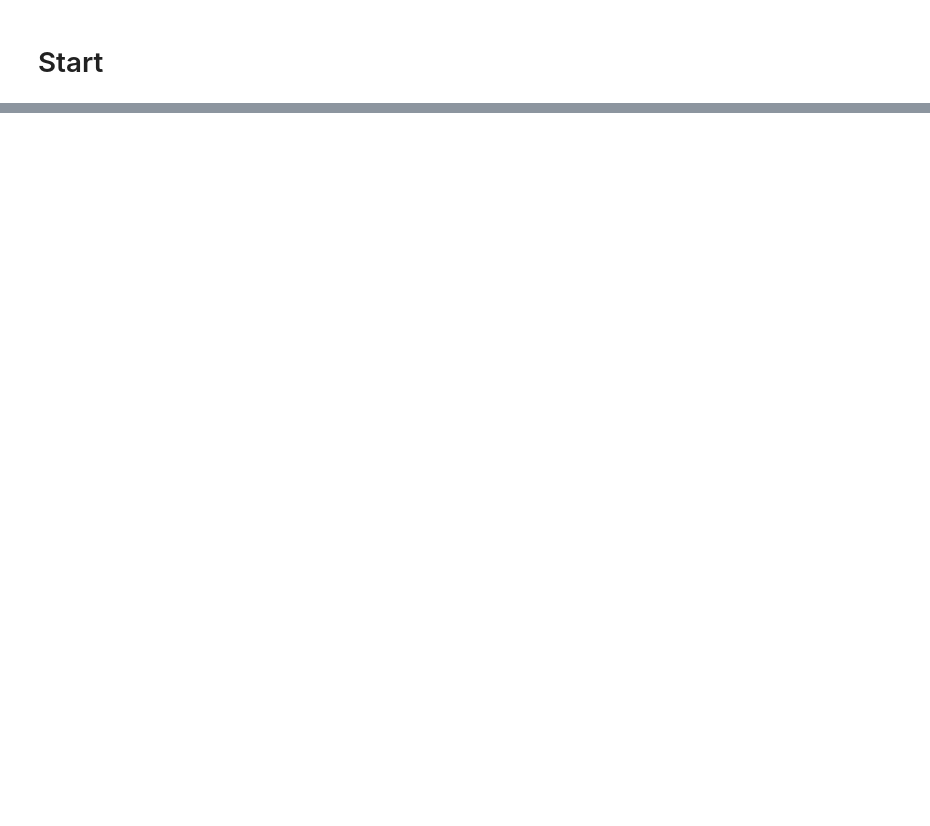
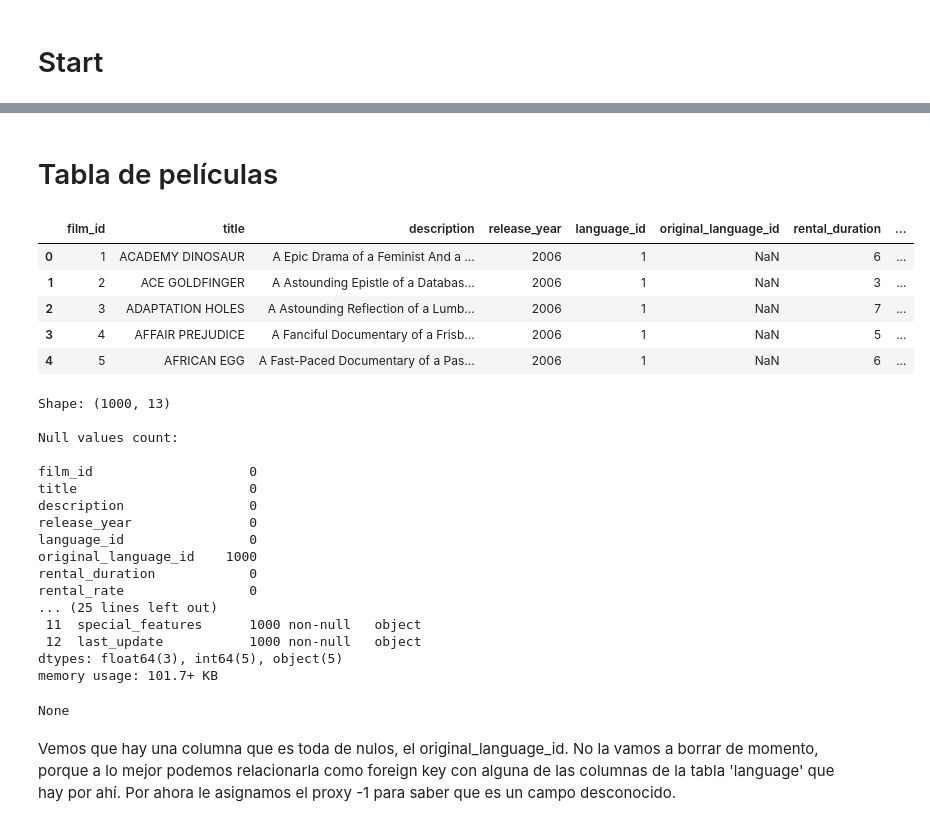
Before and after one commit to MartaRggc/Lets_blockbust, a Jupyter notebook: notebook/data_cleaning.ipynb, the cells around one changed output, grey strips where cells are left out. Saved outputs shown, nothing was run; the diff lists cells and outputs as text; code cells hidden in the pictures; blank space fills up the shorter version.

```diff
--- a/notebook/data_cleaning.ipynb
+++ b/notebook/data_cleaning.ipynb
@@ -31,0 +198,31 @@ NameError: name 'firstglance' is not defined
+# %% [markdown]
+# Tabla de películas
+# %%
+firstglance(film)
+# %% [output]
+|  | film_id | title | description | release_year | language_id | original_language_id | rental_duration | ... |
+| 0 | 1 | ACADEMY DINOSAUR | A Epic Drama of a Feminist And a ... | 2006 | 1 | NaN | 6 | ... |
+| 1 | 2 | ACE GOLDFINGER | A Astounding Epistle of a Databas... | 2006 | 1 | NaN | 3 | ... |
+| 2 | 3 | ADAPTATION HOLES | A Astounding Reflection of a Lumb... | 2006 | 1 | NaN | 7 | ... |
+| 3 | 4 | AFFAIR PREJUDICE | A Fanciful Documentary of a Frisb... | 2006 | 1 | NaN | 5 | ... |
+| 4 | 5 | AFRICAN EGG | A Fast-Paced Documentary of a Pas... | 2006 | 1 | NaN | 6 | ... |
+Shape: (1000, 13)
+
+Null values count:
+
+film_id                    0
+title                      0
+description                0
+release_year               0
+language_id                0
+original_language_id    1000
+rental_duration            0
+rental_rate                0
+... (25 lines left out)
+ 11  special_features      1000 non-null   object
+ 12  last_update           1000 non-null   object
+dtypes: float64(3), int64(5), object(5)
+memory usage: 101.7+ KB
+None
+# %% [markdown]
+Vemos que hay una columna que es toda de nulos, el original_language_id. No la vamos a borrar de momento, porque a lo mejor podemos relacionarla como foreign key con alguna de las columnas de la tabla 'language' que hay por ahí. Por ahora le asignamos el proxy -1 para saber que es un campo desconocido.
```
Also changed, not shown: parts of 71 cells of this notebook, 1 other file.
